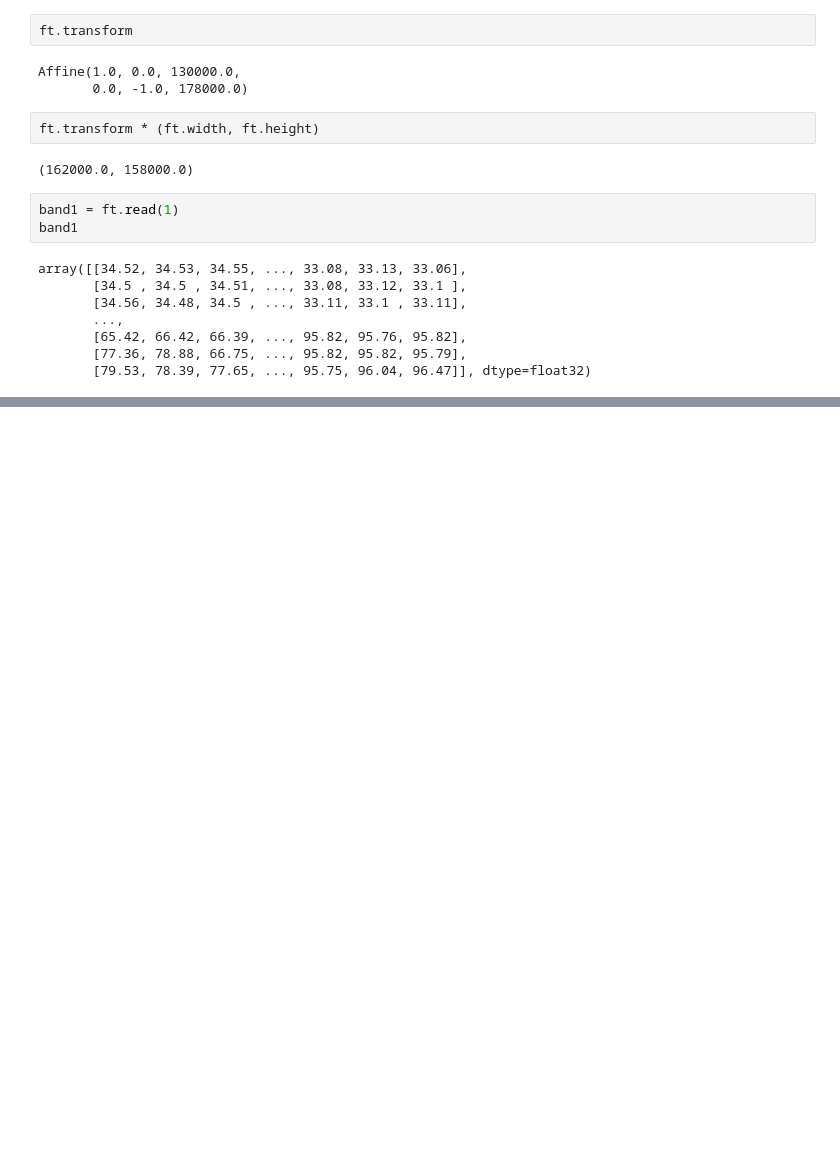
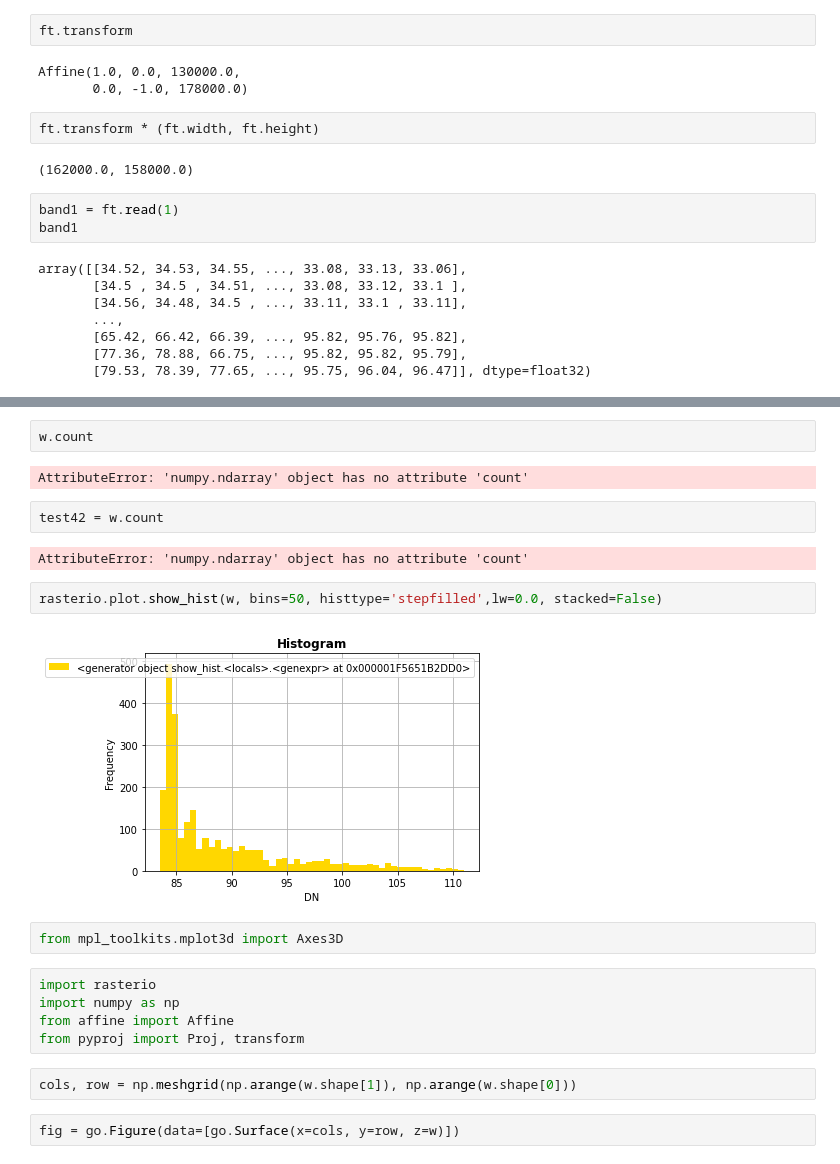
Before and after one commit to alebegge/3Dplotting_houses, a Jupyter notebook: Test_read_1_file.ipynb, the cells around one changed output, grey strips where cells are left out. Saved outputs shown, nothing was run; the diff lists cells and outputs as text; blank space fills up the shorter version.

Commit message:
adding 3d plot based on dsm and dtm data

```diff
--- a/Test_read_1_file.ipynb
+++ b/Test_read_1_file.ipynb
@@ -406,0 +425,23 @@ array([[34.52, 34.53, 34.55, ..., 33.08, 33.13, 33.06],
+# %%
+w.count
+# %% [output]
+AttributeError: 'numpy.ndarray' object has no attribute 'count'
+# %%
+test42 = w.count
+# %% [output]
+AttributeError: 'numpy.ndarray' object has no attribute 'count'
+# %%
+rasterio.plot.show_hist(w, bins=50, histtype='stepfilled',lw=0.0, stacked=False)
+# %% [output]
+[figure, added]
+# %%
+from mpl_toolkits.mplot3d import Axes3D
+# %%
+import rasterio
+import numpy as np
+from affine import Affine
+from pyproj import Proj, transform
+# %%
+cols, row = np.meshgrid(np.arange(w.shape[1]), np.arange(w.shape[0]))
+# %%
+fig = go.Figure(data=[go.Surface(x=cols, y=row, z=w)])
```
Also changed, not shown: parts of 7 cells of this notebook, 1 other file.
